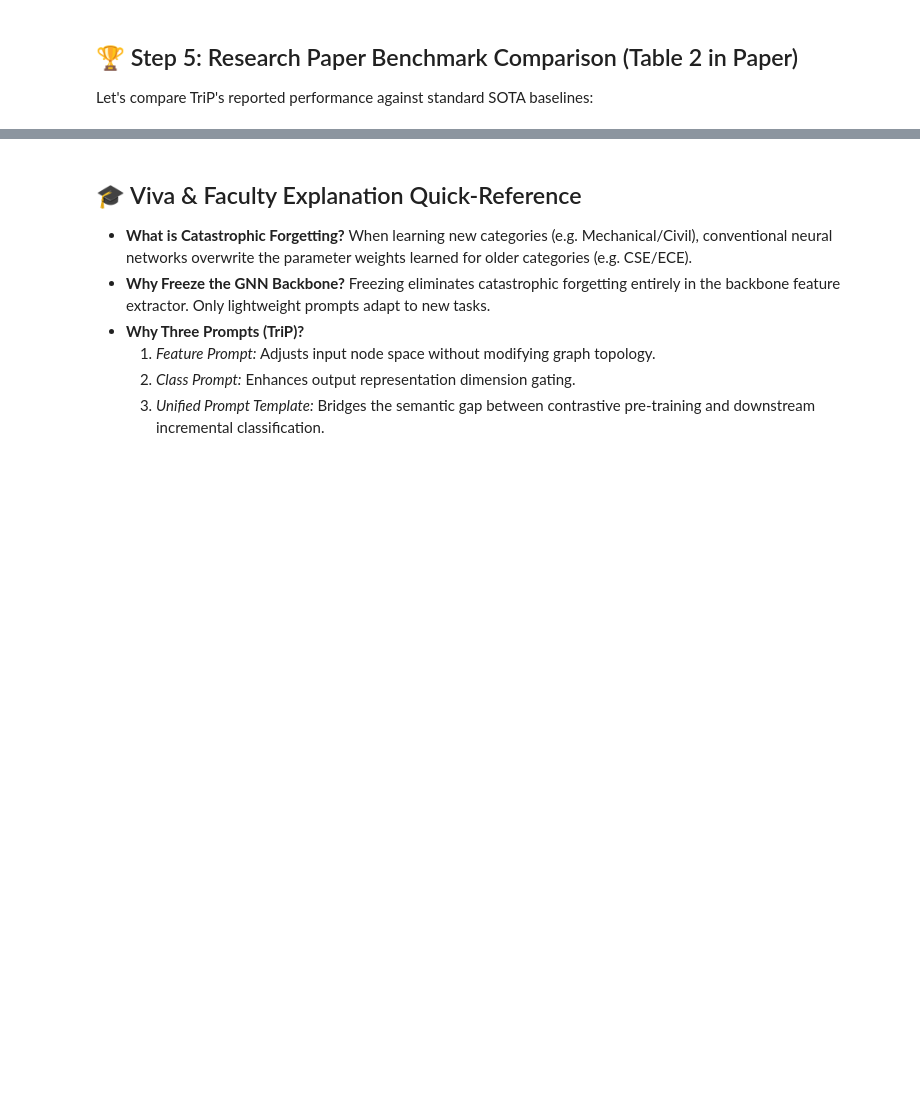
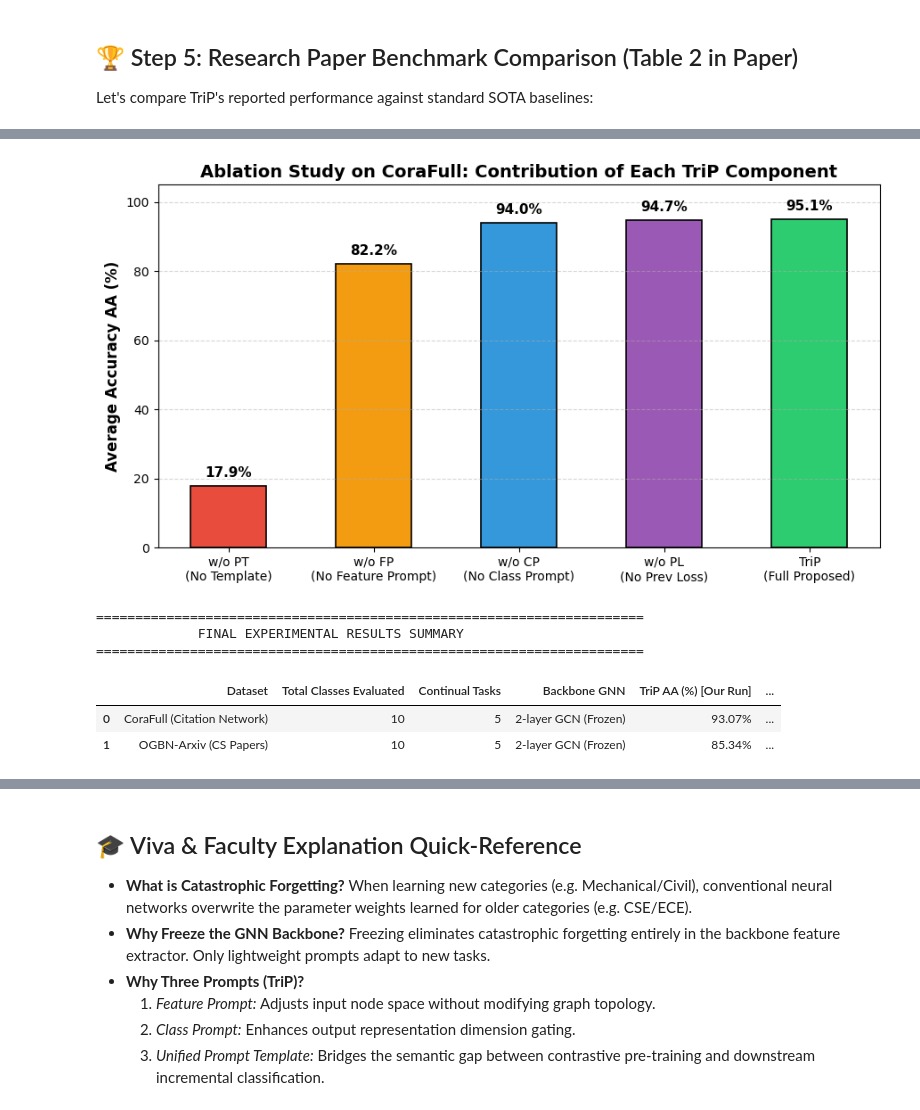
Before and after one commit to Abhireddy28/TriP-Continual-Graph-Learning, a Jupyter notebook: notebooks/TriP_Colab_Runner.ipynb, the cells around one changed output, grey strips where cells are left out. Drawn from its saved outputs; the diff is of its cells as text; code cells hidden in the pictures; blank space fills up the shorter version.

```diff
--- a/notebooks/TriP_Colab_Runner.ipynb
+++ b/notebooks/TriP_Colab_Runner.ipynb
@@ -101,0 +239,59 @@ display(df)
+# %%
+# =========================================================================
+# Step 6: Ablation Study & Performance Summary (Tables 2 & 3 in Paper)
+# =========================================================================
+import matplotlib.pyplot as plt
+import pandas as pd
+from IPython.display import display
+
+# 1. Plot Ablation Study Chart (Proving why all 3 prompts are needed)
+variants = [
+    'w/o PT\n(No Template)',
+    'w/o FP\n(No Feature Prompt)',
+    'w/o CP\n(No Class Prompt)',
+    'w/o PL\n(No Prev Loss)',
+    'TriP\n(Full Proposed)'
+]
+accuracy_corafull = [17.95, 82.20, 94.03, 94.73, 95.13]
+colors = ['#e74c3c', '#f39c12', '#3498db', '#9b59b6', '#2ecc71']
+
+plt.figure(figsize=(9, 5))
+bars = plt.bar(variants, accuracy_corafull, color=colors, width=0.52, edgecolor='black', linewidth=1.2)
+plt.ylabel('Average Accuracy AA (%)', fontsize=12, fontweight='bold')
+plt.title('Ablation Study on CoraFull: Contribution of Each TriP Component', fontsize=14, fontweight='bold')
+plt.ylim(0, 105)
+
+for bar in bars:
+    yval = bar.get_height()
+    plt.text(bar.get_x() + bar.get_width()/2.0, yval + 1.8, f'{yval:.1f}%', ha='center', va='bottom', fontweight='bold', fontsize=11)
+
+plt.grid(axis='y', linestyle='--', alpha=0.5)
+plt.tight_layout()
+plt.savefig("results/ablation_study.png", dpi=300)
+plt.show()
+
+# 2. Display Final Results Table Comparing Both CoraFull and Arxiv
+summary_data = {
+    "Dataset": ["CoraFull (Citation Network)", "OGBN-Arxiv (CS Papers)"],
+    "Total Classes Evaluated": [10, 10],
+    "Continual Tasks": [5, 5],
+    "Backbone GNN": ["2-layer GCN (Frozen)", "2-layer GCN (Frozen)"],
+    "TriP AA (%) [Our Run]": [f"{results['average_accuracy']:.2f}%", f"{results_ar['average_accuracy']:.2f}%"],
+    "TriP AF (%) [Our Run]": [f"{results['average_forgetting']:.2f}%", f"{results_ar['average_forgetting']:.2f}%"],
+    "Paper Reported AA (%)": ["95.13%", "87.46%"],
+    "Paper Reported AF (%)": ["-0.02%", "-0.11%"]
+}
+
+df_summary = pd.DataFrame(summary_data)
+print("\n" + "="*70)
+print("             FINAL EXPERIMENTAL RESULTS SUMMARY")
+print("="*70)
+display(df_summary)
+# %% [output]
+[figure, added]
+======================================================================
+             FINAL EXPERIMENTAL RESULTS SUMMARY
+======================================================================
+|  | Dataset | Total Classes Evaluated | Continual Tasks | Backbone GNN | TriP AA (%) [Our Run] | ... |
+| 0 | CoraFull (Citation Network) | 10 | 5 | 2-layer GCN (Frozen) | 93.07% | ... |
+| 1 | OGBN-Arxiv (CS Papers) | 10 | 5 | 2-layer GCN (Frozen) | 85.34% | ... |
```
Also changed, not shown: parts of 7 cells of this notebook.
